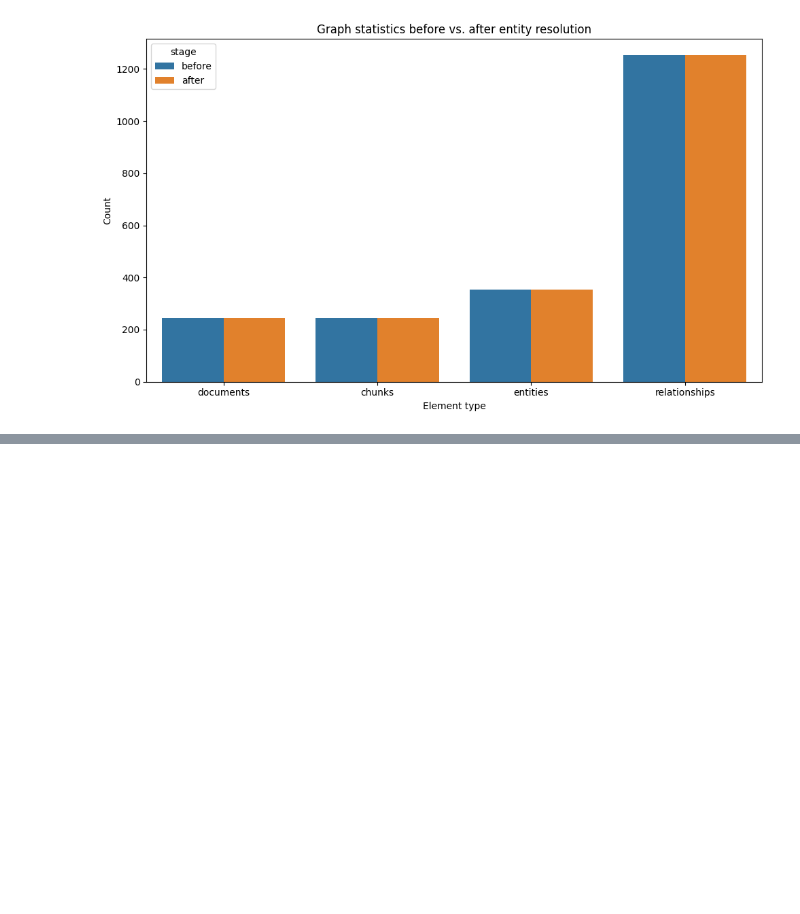
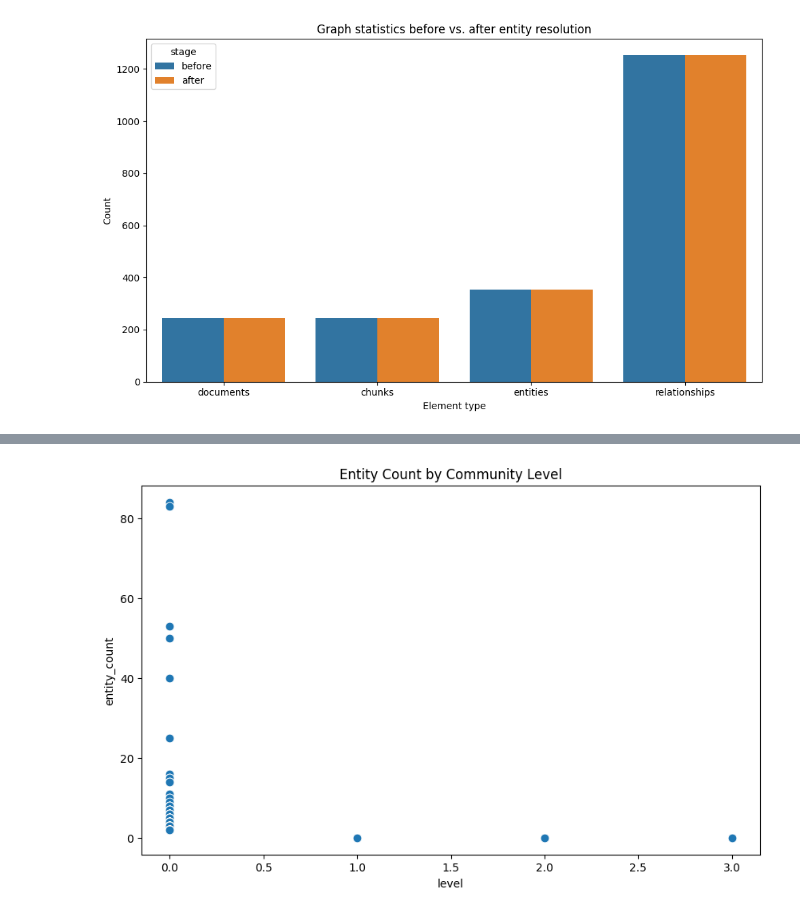
Before and after one commit to nasibatuychieva/master_thesis-rag, a Jupyter notebook: main/knowledge_graph/build_communities/nb_entity_before_after.ipynb, the cells around one changed output, grey strips where cells are left out. Saved outputs shown, nothing was run; the diff lists cells and outputs as text; code cells hidden in the pictures; blank space fills up the shorter version.

```diff
--- a/main/knowledge_graph/build_communities/nb_entity_before_after.ipynb
+++ b/main/knowledge_graph/build_communities/nb_entity_before_after.ipynb
@@ -184,0 +201,17 @@ plt.show()
+# %%
+from concurrent.futures import ThreadPoolExecutor, as_completed
+
+from tqdm import tqdm
+from graphdatascience import GraphDataScience
+from langchain_neo4j import Neo4jGraph
+
+from langchain_core.prompts import ChatPromptTemplate
+from langchain_core.output_parsers import StrOutputParser
+from langchain_openai import ChatOpenAI
+
+URI = "neo4j://127.0.0.1:7687"
+AUTH_USER = "neo4j"
+AUTH_PASSWORD = "master2025"
+DATABASE = "llmakg"
+
+MAX_WORKERS = 10
@@ -184,0 +226,12 @@ plt.show()
+# %%
+import pandas as pd
+
+# Beispiel: alle Communities + Entity Counts
+df_comm = pd.DataFrame(graph.query("""
+MATCH (c:__Community__)
+OPTIONAL MATCH (c)<-[:IN_COMMUNITY]-(e:__Entity__)
+RETURN c.id AS id, c.level AS level, count(e) AS entity_count
+ORDER BY level, entity_count DESC
+"""))
+
+df_comm.head()
@@ -184,0 +245,9 @@ plt.show()
+# %%
+import matplotlib.pyplot as plt
+import seaborn as sns
+plt.figure(figsize=(10,6))
+sns.scatterplot(data=df_comm, x="level", y="entity_count", s=60)
+plt.title("Entity Count by Community Level")
+plt.show()
+# %% [output]
+[figure, added]
```
Also changed, not shown: parts of 16 cells of this notebook, 38 other files.
